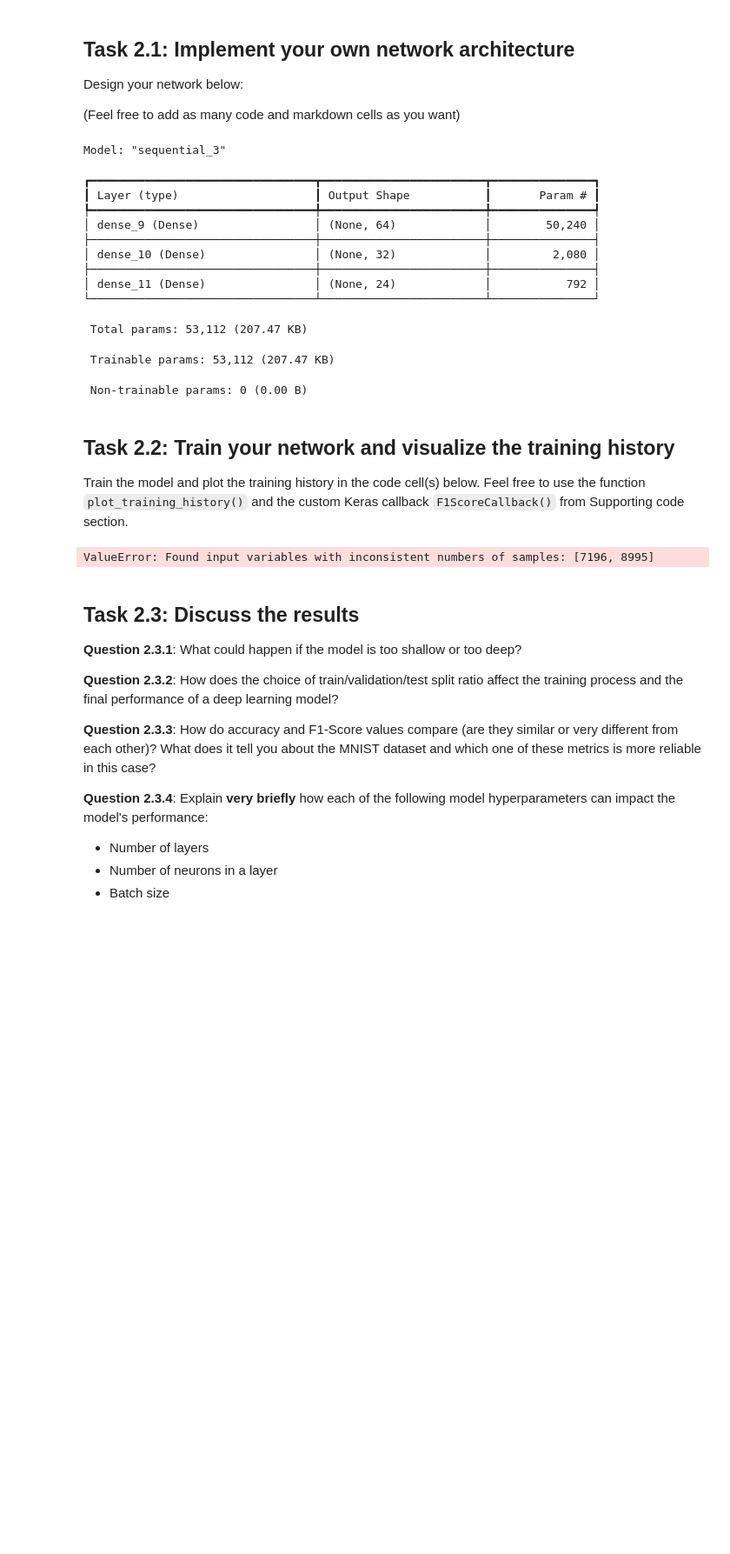
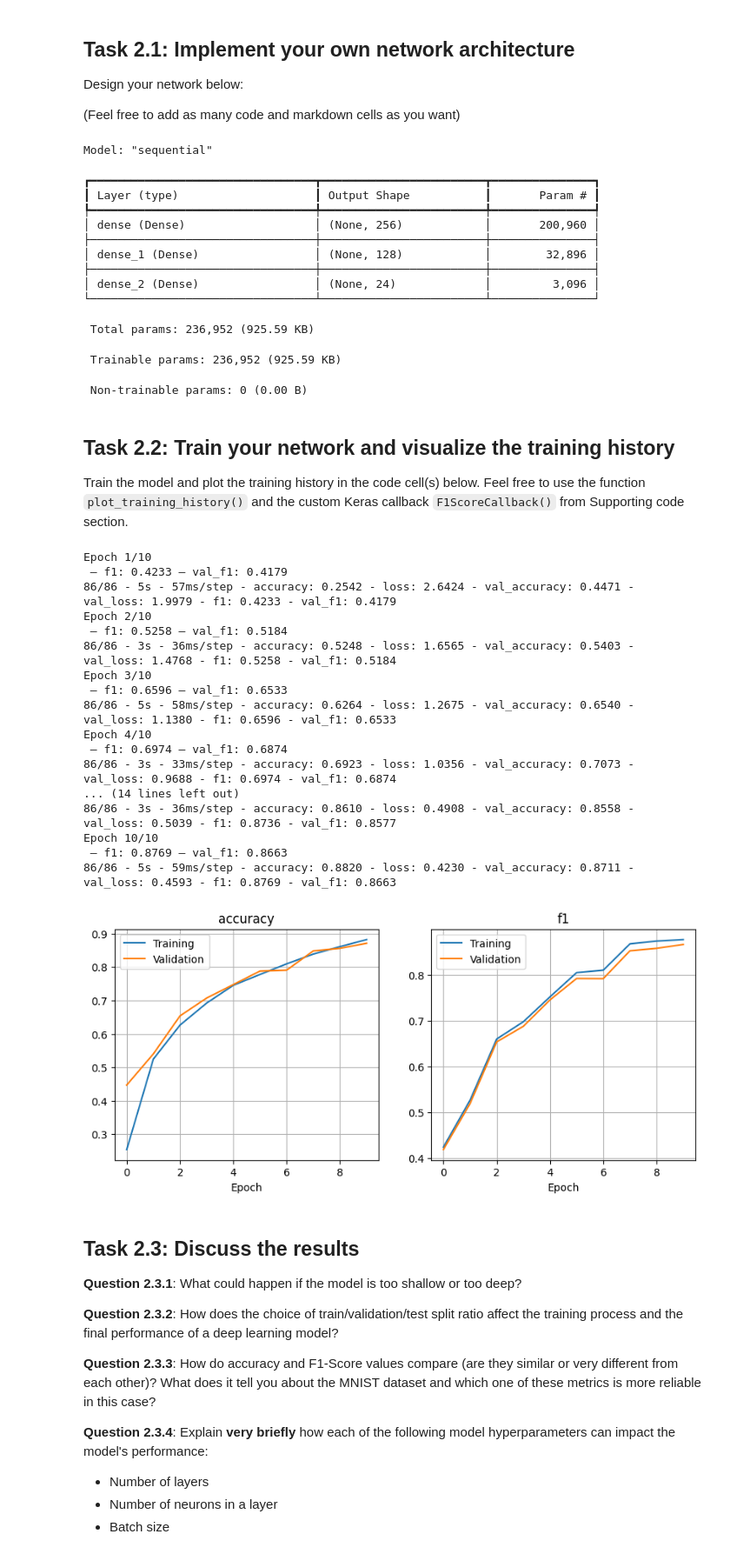
Before and after one commit to emiliehp/DAT300, a Jupyter notebook: ca1_dat300_2025.ipynb, the cells around one changed output. Shown at 87% size. Drawn from its saved outputs; the diff is of its cells as text; code cells hidden in the pictures; blank space fills up the shorter version.

```diff
--- a/ca1_dat300_2025.ipynb
+++ b/ca1_dat300_2025.ipynb
@@ -234,8 +237,8 @@ num_classes = len(np.unique(y_train_fixed))
 # Building the model
 model = models.Sequential([
 layers.Input(shape=(784,)),
-layers.Dense(64, activation='relu'),
-layers.Dense(32, activation='relu'),
+layers.Dense(256, activation='relu'),
+layers.Dense(128, activation='relu'),
 layers.Dense(num_classes, activation='softmax')
 ])
 
@@ -246,18 +249,18 @@ model.compile(optimizer='adam',
 
 model.summary()
 # %% [output]
-Model: "sequential_3"
+Model: "sequential"
 ┏━━━━━━━━━━━━━━━━━━━━━━━━━━━━━━━━━┳━━━━━━━━━━━━━━━━━━━━━━━━┳━━━━━━━━━━━━━━━┓
 ┃ Layer (type)                    ┃ Output Shape           ┃       Param # ┃
 ┡━━━━━━━━━━━━━━━━━━━━━━━━━━━━━━━━━╇━━━━━━━━━━━━━━━━━━━━━━━━╇━━━━━━━━━━━━━━━┩
-│ dense_9 (Dense)                 │ (None, 64)             │        50,240 │
+│ dense (Dense)                   │ (None, 256)            │       200,960 │
 ├─────────────────────────────────┼────────────────────────┼───────────────┤
-│ dense_10 (Dense)                │ (None, 32)             │         2,080 │
+│ dense_1 (Dense)                 │ (None, 128)            │        32,896 │
 ├─────────────────────────────────┼────────────────────────┼───────────────┤
-│ dense_11 (Dense)                │ (None, 24)             │           792 │
+│ dense_2 (Dense)                 │ (None, 24)             │         3,096 │
 └─────────────────────────────────┴────────────────────────┴───────────────┘
- Total params: 53,112 (207.47 KB)
+ Total params: 236,952 (925.59 KB)
- Trainable params: 53,112 (207.47 KB)
+ Trainable params: 236,952 (925.59 KB)
  Non-trainable params: 0 (0.00 B)
 # %% [markdown]
 ## Task 2.2: Train your network and visualize the training history
@@ -265,23 +268,40 @@ Train the model and plot the training history in the code cell(s) below. Feel fr
 # %%
 X_full = X_train
 y_full = y_train_fixed
 
 # Split the data into training and validation sets
 X_tr, X_val, y_tr, y_val = train_test_split(X_full, y_full, test_size=0.2, random_state=42, stratify=y_full)
 
 # Train the model with F1-score callback
 f1_callback = F1ScoreCallback(X_tr, y_tr, X_val, y_val)
 
 history = model.fit(X_tr, y_tr,
                     validation_data=(X_val, y_val),
                     epochs=10,
                     batch_size=256,
                     callbacks=[f1_callback],
                     verbose=2)
 
-plot_training_history(history, list_of_metrics=['loss', 'accuracy', 'f1'])
+plot_training_history(history, list_of_metrics=['accuracy', 'f1'])
 # %% [output]
-ValueError: Found input variables with inconsistent numbers of samples: [7196, 8995]
+Epoch 1/10
+ — f1: 0.4233 — val_f1: 0.4179
+86/86 - 5s - 57ms/step - accuracy: 0.2542 - loss: 2.6424 - val_accuracy: 0.4471 - val_loss: 1.9979 - f1: 0.4233 - val_f1: 0.4179
+Epoch 2/10
+ — f1: 0.5258 — val_f1: 0.5184
+86/86 - 3s - 36ms/step - accuracy: 0.5248 - loss: 1.6565 - val_accuracy: 0.5403 - val_loss: 1.4768 - f1: 0.5258 - val_f1: 0.5184
+Epoch 3/10
+ — f1: 0.6596 — val_f1: 0.6533
+86/86 - 5s - 58ms/step - accuracy: 0.6264 - loss: 1.2675 - val_accuracy: 0.6540 - val_loss: 1.1380 - f1: 0.6596 - val_f1: 0.6533
+Epoch 4/10
+ — f1: 0.6974 — val_f1: 0.6874
+86/86 - 3s - 33ms/step - accuracy: 0.6923 - loss: 1.0356 - val_accuracy: 0.7073 - val_loss: 0.9688 - f1: 0.6974 - val_f1: 0.6874
+... (14 lines left out)
+86/86 - 3s - 36ms/step - accuracy: 0.8610 - loss: 0.4908 - val_accuracy: 0.8558 - val_loss: 0.5039 - f1: 0.8736 - val_f1: 0.8577
+Epoch 10/10
+ — f1: 0.8769 — val_f1: 0.8663
+86/86 - 5s - 59ms/step - accuracy: 0.8820 - loss: 0.4230 - val_accuracy: 0.8711 - val_loss: 0.4593 - f1: 0.8769 - val_f1: 0.8663
+[figure, added]
 # %% [markdown]
 ## Task 2.3: Discuss the results
 **Question 2.3.1**: What could happen if the model is too shallow or too deep?
```
Also changed, not shown: parts of 6 cells of this notebook.
